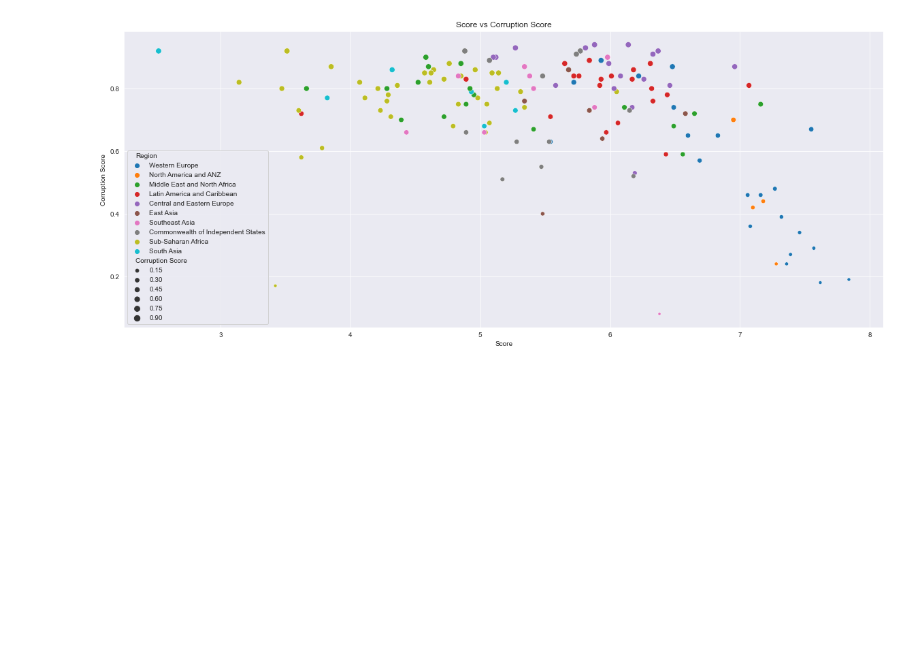
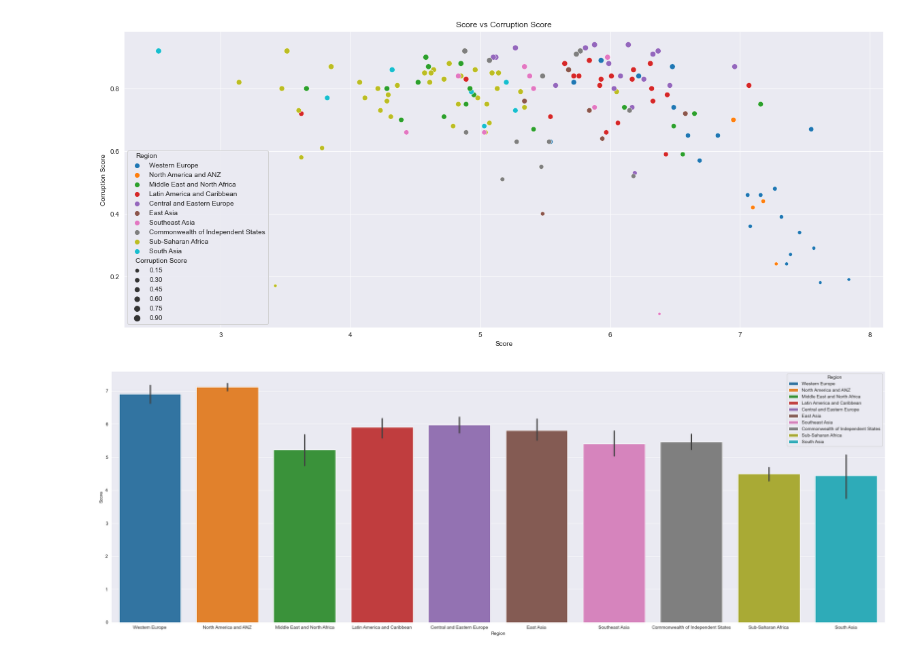
Before and after one commit to EdwinVargas22/World-Happiness-2021, a Jupyter notebook: Data_Analysis.ipynb, the cells around one changed output. Drawn from its saved outputs; the diff is of its cells as text; code cells hidden in the pictures; blank space fills up the shorter version.

Commit message:
Bar plot of Regions vs Score

```diff
--- a/Data_Analysis.ipynb
+++ b/Data_Analysis.ipynb
@@ -166,3 +166,15 @@ sns.scatterplot(data=dataset_modified, x='Score', y='Corruption Score', hue='Reg
 # %% [output]
 [Text(0.5, 1.0, 'Score vs Corruption Score')]
 [figure]
+# %%
+# Bar plot of Regions vs Score
+
+fig = plt.gcf()
+
+fig.set_size_inches(30, 10)
+
+sns.set_style("darkgrid")
+
+ax = sns.barplot(x='Region', y='Score', hue='Region', data=dataset_modified, dodge=False)
+# %% [output]
+[figure, added]
```
